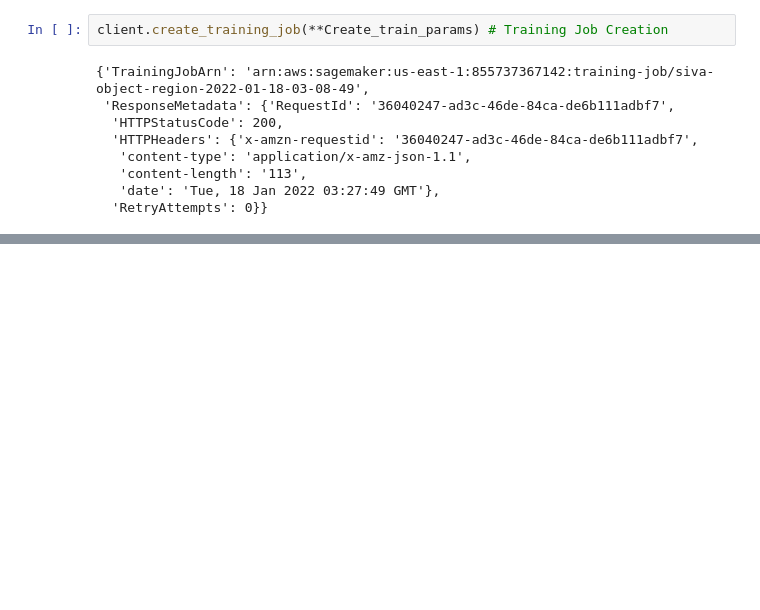
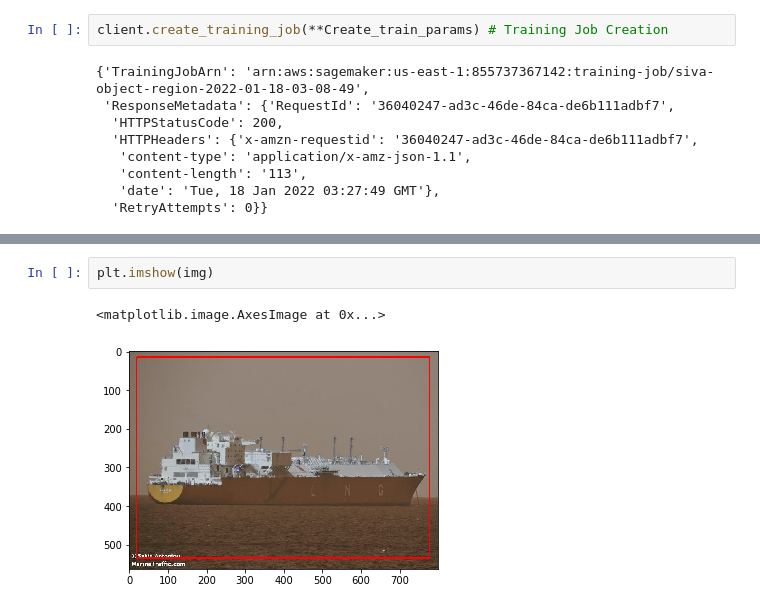
Before and after one commit to SIVAMUPPALLA/sagmaker, a Jupyter notebook: Untitled2.ipynb, the cells around one changed output, grey strips where cells are left out. Drawn from its saved outputs; the diff is of its cells as text; blank space fills up the shorter version.

```diff
--- a/Untitled2.ipynb
+++ b/Untitled2.ipynb
@@ -222,0 +373,5 @@ InProgress
+# %%
+plt.imshow(img)
+# %% [output]
+<matplotlib.image.AxesImage at 0x...>
+[figure, added]
```
Also changed, not shown: parts of 30 cells of this notebook.
